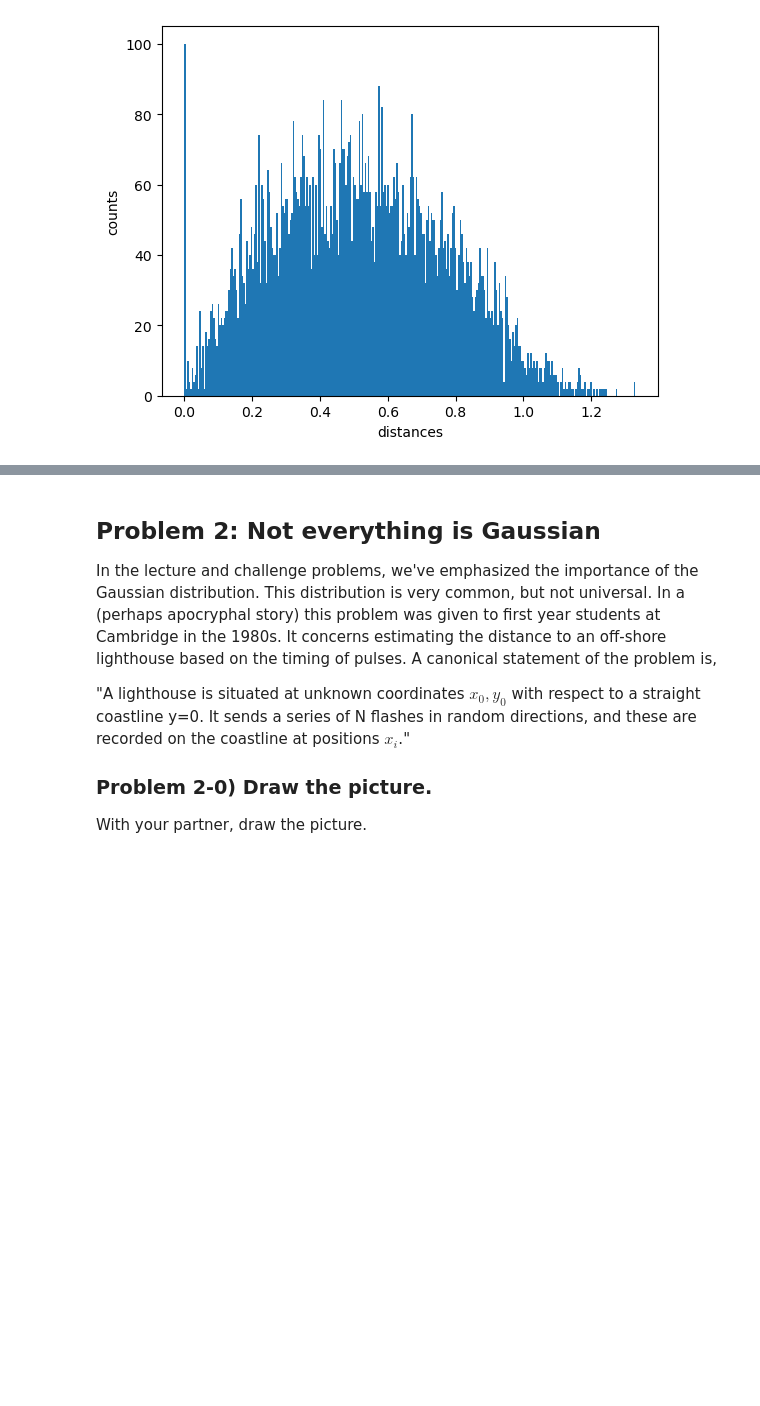
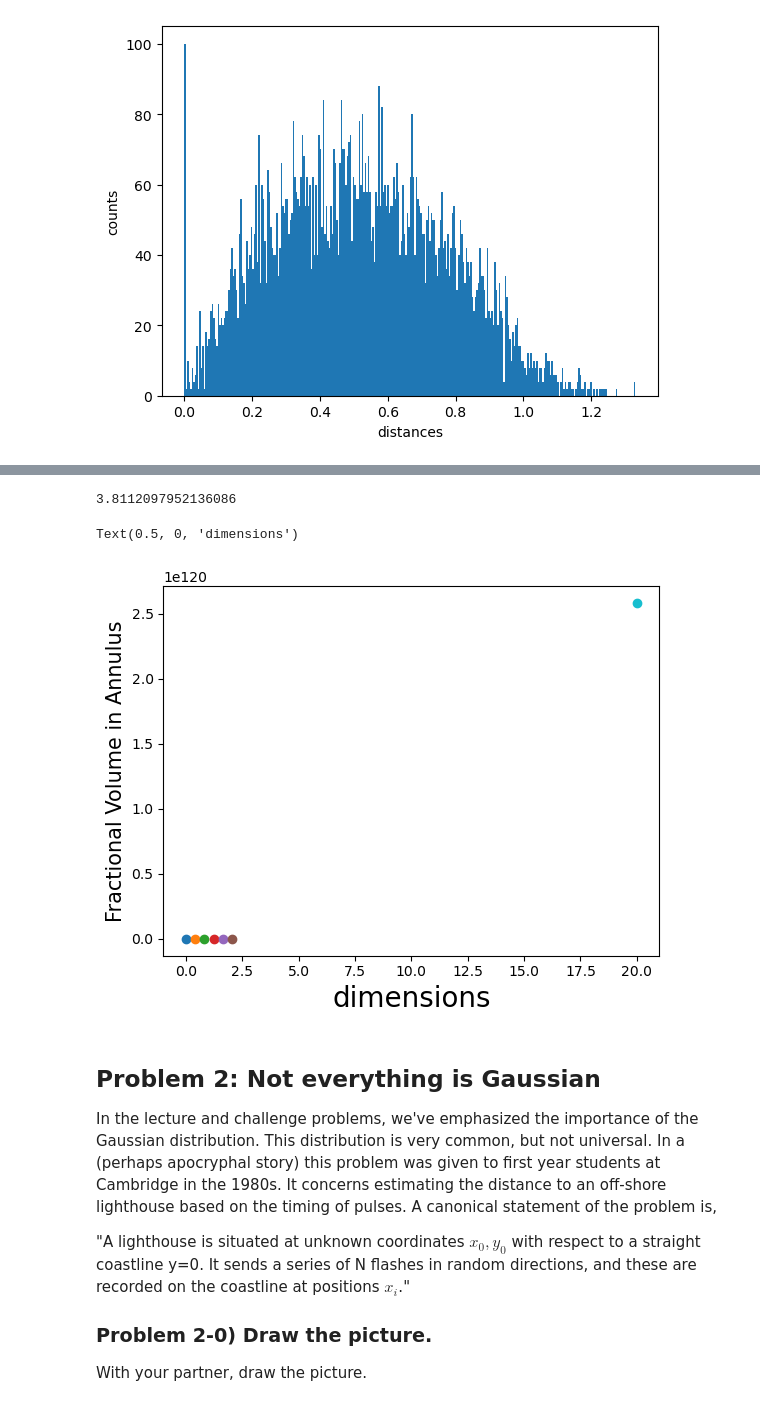
Before and after one commit to nassmohammed/Session-23, a Jupyter notebook: Day2/Priors, Likelihoods, Posteriors, and All That Problems (No solutions).ipynb, the cells around one changed output, grey strips where cells are left out. Drawn from its saved outputs; the diff is of its cells as text; code cells hidden in the pictures; blank space fills up the shorter version.

```diff
--- a/Day2/Priors, Likelihoods, Posteriors, and All That Problems (No solutions).ipynb
+++ b/Day2/Priors, Likelihoods, Posteriors, and All That Problems (No solutions).ipynb
@@ -83,17 +92,24 @@ plt.xlabel('dimensions', fontsize = 20)
+# %%
+np.abs(V_d_sphere(3)-V_d_cube(3))
+# %% [output]
+3.8112097952136086
 # %%
 # after some pen and paper math, it becomes clear that this ratio is simply (1-\epsilon)^d
 
 def ratio(d, epsilon):
-    # you fill
+    return (1-epsilon)**d
 
 ratio_list = []
 
 for d in dimensions:
-    # you fill
+    plt.scatter(d, ratio(d, np.abs(V_d_sphere(d)-V_d_cube(d))))
 
 # you fill
 plt.ylabel('Fractional Volume in Annulus', fontsize = 15)
 plt.xlabel('dimensions', fontsize = 20)
+# %% [output]
+Text(0.5, 0, 'dimensions')
+[figure, added]
 # %% [markdown]
 ## Problem 2: Not everything is Gaussian
 
```
Also changed, not shown: parts of 6 cells of this notebook.
